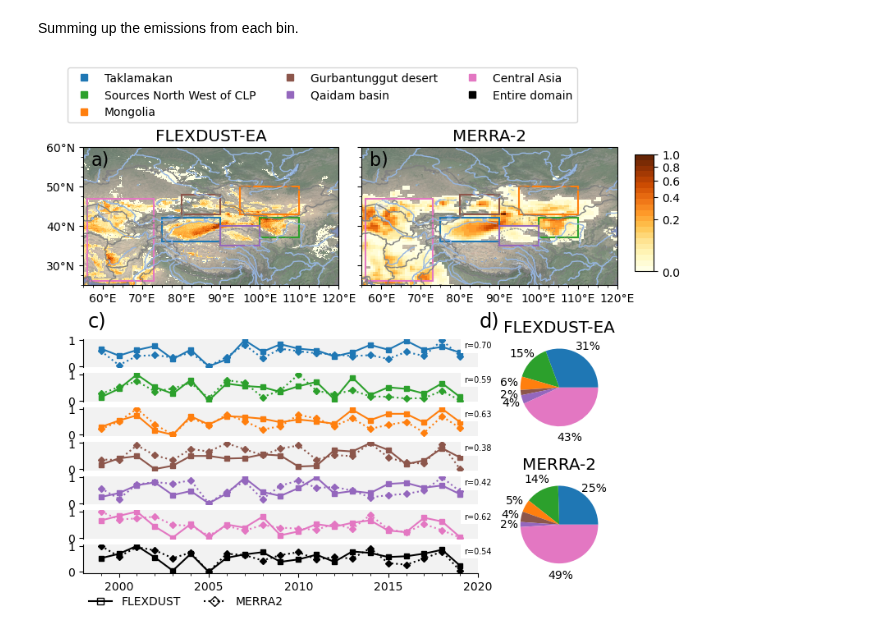
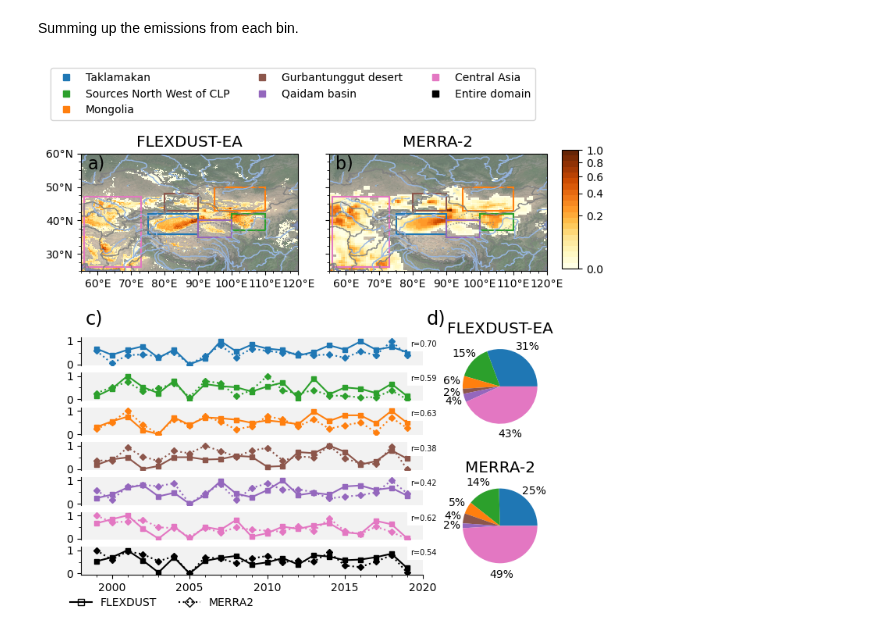
Before and after one commit to MasterOnDust/AGU_JGR_CLP_SOURCE_WORKFLOW, a Jupyter notebook: notebook/DustEmission_MERRA2_FLEXDUST.ipynb, the cells around one changed output. Saved outputs shown, nothing was run; the diff lists cells and outputs as text; code cells hidden in the pictures.

Commit message:
plot tweaks after last round of review

```diff
--- a/notebook/DustEmission_MERRA2_FLEXDUST.ipynb
+++ b/notebook/DustEmission_MERRA2_FLEXDUST.ipynb
@@ -100,7 +100,7 @@ ts_merra = ts_merra.rename(columns={'taklamakan': 'Taklamakan', 'north_west':'So
 colors_d = {'Taklamakan':'tab:blue','Sources North West of CLP': 'tab:green','Qaidam basin':'tab:purple',
             'Mongolia':'tab:orange', 'Gurbantunggut desert':'tab:brown', 'Central Asia':'tab:pink', 'Entire domain':'Black'}
 # %%
-fig = plt.figure(figsize=(8.4,7.5))
+fig = plt.figure(figsize=(7.7,8))
 # pax=ax[1,:].ravel()
 
 ax = [plt.subplot2grid((14,4),(0,0),rowspan=7,colspan=2, projection=ccrs.PlateCarree()),plt.subplot2grid((14,4),(0,2),rowspan=7,colspan=2, projection=ccrs.PlateCarree())]
@@ -151,9 +151,11 @@ for l,col in zip(rp,ts_fp[sources].columns):
     ax1.spines['right'].set_visible(False)
     ax1.set_facecolor('#F2F2F2')
     ts_fp[col].plot(ax=ax1, legend=False,color=colors_d[col],marker='s', markersize=4)
+    ax1.set_ylim(-0.05, 1.15)
 
     ts_merra[col].plot.line(ax=ax1,legend=False, color=colors_d[col], marker='D', markersize=4, sharex=ax1, sharey=ax1, linestyle=':')
     ax1.text(0.965,0.69,f'r={correlations[col]:.2f}', transform=ax1.transAxes, bbox=dict(facecolor='white', edgecolor='none', pad=3), size='x-small')
+    ax1.yaxis.set_ticks([0.5],minor=True)
 l = []
 h = []
 for source in sources:
@@ -163,7 +165,7 @@ for source in sources:
 ax1.set_xlim(1998,2020)
 ax1.xaxis.set_major_locator(matplotlib.ticker.FixedLocator([2000,2005,2010,2015,2020]))
 ax1.xaxis.set_minor_locator(matplotlib.ticker.AutoMinorLocator(5))
-fig.legend(h,l,bbox_to_anchor=(0.85,0.94), ncol=3)
+fig.legend(h,l,bbox_to_anchor=(0.89,0.93), ncol=3)
 fig.text(0.132, 0.51, 'c)', size='xx-large',transform=fig.transFigure)
 h = [Line2D([0],[0],marker='s',color='k', markerfacecolor='none'),
      Line2D([0],[0],marker='D',linestyle=':',color='k', markerfacecolor='none')]
@@ -179,31 +181,32 @@ ts_fp_no_norm=ts_fp_no_norm[['Taklamakan', 'Sources North West of CLP', 'Mongoli
        'Qaidam basin', 'Central Asia']]
 
 
 
 ts_merra_no_norm = derive_source_region_ts(spring_ems_merra.dropna(dim='time'), source_regions, normalize=False)
 ts_merra_no_norm.index = [i for i in range(1999,2020)]
 ts_merra_no_norm = ts_merra_no_norm.rename(columns={'taklamakan': 'Taklamakan', 'north_west':'Sources North West of CLP','quaidam_basin': 'Qaidam basin',
              'mongolia':'Mongolia', 'jungger_basin':'Gurbantunggut desert', 'central_asia': 'Central Asia', 'total':'Entire domain'})
 ts_merra_no_norm = ts_merra_no_norm[['Taklamakan', 'Sources North West of CLP', 'Mongolia', 'Gurbantunggut desert',
        'Qaidam basin', 'Central Asia']]
 
 
 df_fp_no_norm = ts_fp_no_norm.mean(axis=0)
 df_color = df_fp_no_norm.index.map(colors_d)
 df_fp_no_norm.plot.pie(ax=plt.subplot2grid((14,4),(7,3), rowspan=3), colors=df_color,pctdistance=1.3, autopct='%1.0f%%',label='',labeldistance=None, title=
                       'FLEXDUST-EA')
 
+plt.subplots_adjust(wspace=0.33, hspace=0.25)
 df_merra_no_norm = ts_merra_no_norm.mean(axis=0)
 df_color = df_merra_no_norm.index.map(colors_d)
 
 
 df_merra_no_norm.plot.pie(ax=plt.subplot2grid((14,4),(11,3), rowspan=3,), colors=df_color,pctdistance=1.3, autopct='%1.0f%%',label='',labeldistance=None
                          ,title='MERRA-2')
 
 fig.legend(h,['FLEXDUST', 'MERRA2' ],bbox_to_anchor=(0.43,0.09),frameon=False, ncol=2)
 # plt.subplots_adjust(hspace=)
 
 
 plt.savefig('Emission_comparison_flexdust_merra.png',bbox_inches='tight', dpi=300)
 # %% [output]
-[figure, old version]
+[figure, new version]
```
Also changed, not shown: 1 other file.
